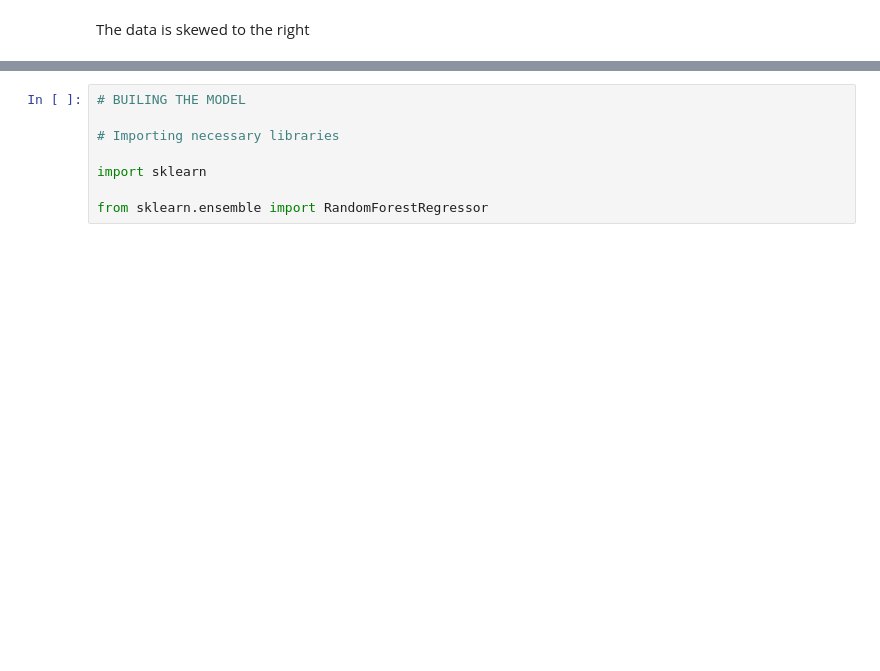
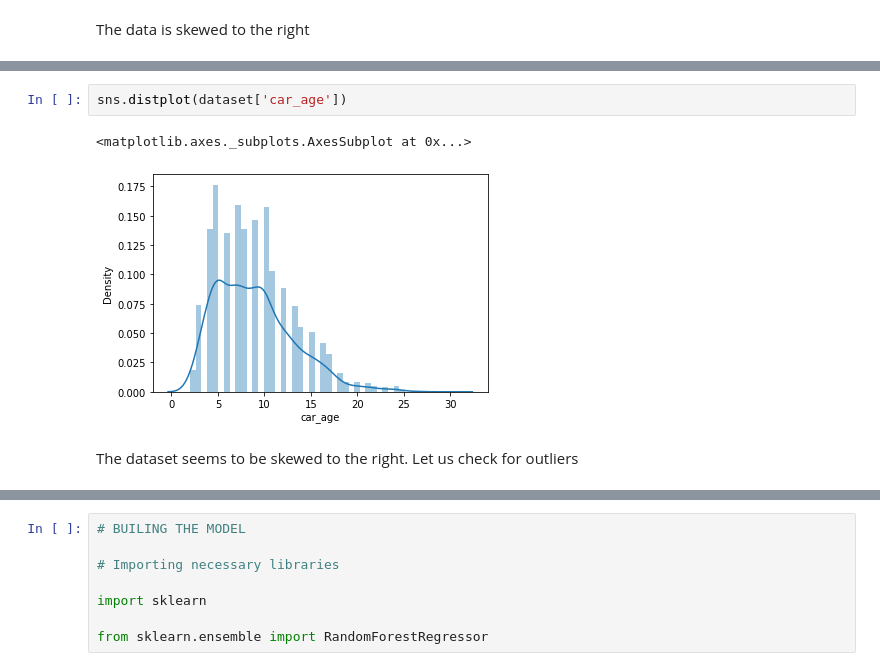
Before and after one commit to abhi-11nav/Car-price-prediction, a Jupyter notebook: Care_resale_value_prediction_.ipynb, the cells around one changed output, grey strips where cells are left out. Drawn from its saved outputs; the diff is of its cells as text; blank space fills up the shorter version.

```diff
--- a/Care_resale_value_prediction_.ipynb
+++ b/Care_resale_value_prediction_.ipynb
@@ -116,0 +148,7 @@ X['km_driven'] = np.log(X['km_driven'])
+# %%
+sns.distplot(dataset['car_age'])
+# %% [output]
+<matplotlib.axes._subplots.AxesSubplot at 0x...>
+[figure, added]
+# %% [markdown]
+The dataset seems to be skewed to the right. Let us check for outliers
```
Also changed, not shown: parts of 49 cells of this notebook.
